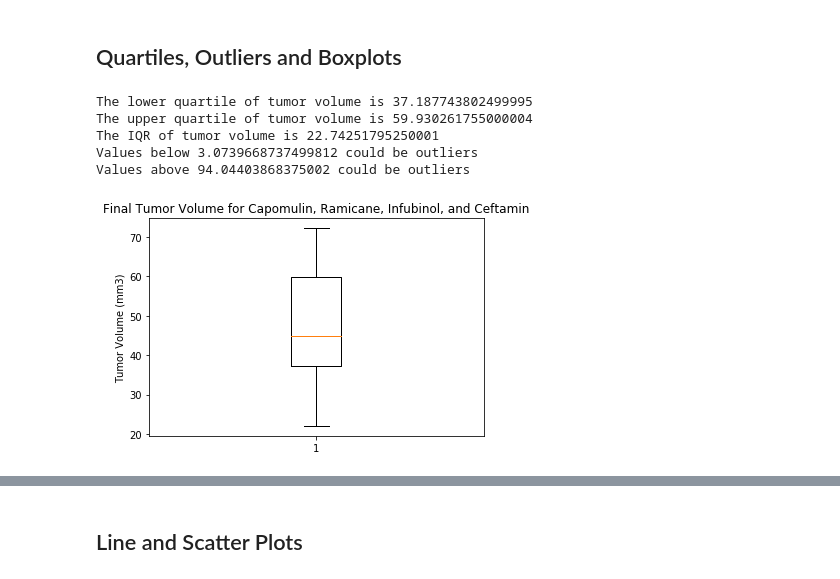
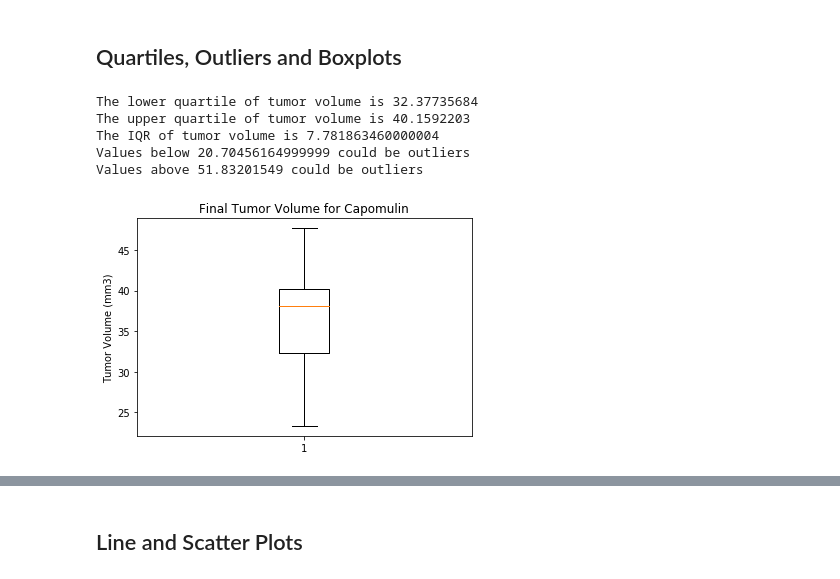
Before and after one commit to j1candel/matplotlib-challenge, a Jupyter notebook: Pymaceuticals/pymaceuticals_starter.ipynb, the cells around one changed output, grey strips where cells are left out. Saved outputs shown, nothing was run; the diff lists cells and outputs as text; code cells hidden in the pictures.

```diff
--- a/Pymaceuticals/pymaceuticals_starter.ipynb
+++ b/Pymaceuticals/pymaceuticals_starter.ipynb
@@ -252,50 +252,57 @@ ramicane_treatments_df = clean_data_df.loc[(clean_data_df['Drug Regimen'] == 'Ra
 infubinol_treatments_df = clean_data_df.loc[(clean_data_df['Drug Regimen'] == 'Infubinol')]
 ceftamin_treatments_df = clean_data_df.loc[(clean_data_df['Drug Regimen'] == 'Ceftamin')]
 
-# Start by getting the last (greatest) timepoint for each mouse
-four_treatment_df = pd.merge(capomulin_treatments_df, ramicane_treatments_df, on = ['Mouse ID','Drug Regimen','Sex','Age_months','Weight (g)','Timepoint','Tumor Volume (mm3)','Metastatic Sites'], how = 'outer')
-four_treatment_df = pd.merge(four_treatment_df, infubinol_treatments_df, on = ['Mouse ID','Drug Regimen','Sex','Age_months','Weight (g)','Timepoint','Tumor Volume (mm3)','Metastatic Sites'], how = 'outer')
-four_treatment_df = pd.merge(four_treatment_df, ceftamin_treatments_df, on = ['Mouse ID','Drug Regimen','Sex','Age_months','Weight (g)','Timepoint','Tumor Volume (mm3)','Metastatic Sites'], how = 'outer')
+#Making a list for Capomulin
+capomulin_tumor_volume_list = list(capomulin_treatments_df['Tumor Volume (mm3)'])
+capomulin_tumor_volume_column = capomulin_treatments_df['Tumor Volume (mm3)']
 
-# Merge this group df with the original dataframe to get the tumor volume at the last timepoint
-tumor_volume_list = list(four_treatment_df['Tumor Volume (mm3)'])
-tumor_volume_column = four_treatment_df['Tumor Volume (mm3)']
+#Making a list for Ramicane
+ramicane_tumor_volume_list = list(ramicane_treatments_df['Tumor Volume (mm3)'])
+ramicane_tumor_volume_column = ramicane_treatments_df['Tumor Volume (mm3)']
+
+#Making a list for Infubinol
+infubinol_tumor_volume_list = list(infubinol_treatments_df['Tumor Volume (mm3)'])
+infubinol_tumor_volume_column = infubinol_treatments_df['Tumor Volume (mm3)']
+
+#Making a list for Ceftamin
+ceftamin_tumor_volume_list = list(ceftamin_treatments_df['Tumor Volume (mm3)'])
+ceftamin_tumor_volume_column = ceftamin_treatments_df['Tumor Volume (mm3)']
 # %%
 # Put treatments into a list for for loop (and later for plot labels)
 # Create empty list to fill with tumor vol data (for plotting)
 # Calculate the IQR and quantitatively determine if there are any potential outliers.
 # Locate the rows which contain mice on each drug and get the tumor volumes
 
 #Setting quartiles
-quartiles = tumor_volume_column.quantile([.25, .5, .75])
+quartiles = capomulin_tumor_volume_column.quantile([.25, .5, .75])
 
 #Finding upper and lower quartiles
 lowerq = quartiles[0.25]
 upperq = quartiles[0.75]
 iqr = upperq - lowerq
 
 #Calculating the upper and lower bound
 lower_bound = lowerq - (1.5 * iqr)
 upper_bound = upperq + (1.5 * iqr)
 
 # add subset
 #Printing the lower and upper limits and where outliers would be on the list
 print(f'The lower quartile of tumor volume is {lowerq}')
 print(f'The upper quartile of tumor volume is {upperq}')
 print(f'The IQR of tumor volume is {iqr}')
 print(f'Values below {lower_bound} could be outliers')
 print(f'Values above {upper_bound} could be outliers')
 
 #Plotting the box and whisker plot
 figl, axl = plt.subplots()
-axl.set_title('Final Tumor Volume for Capomulin, Ramicane, Infubinol, and Ceftamin')
+axl.set_title('Final Tumor Volume for Capomulin')
 axl.set_ylabel('Tumor Volume (mm3)')
 axl.boxplot(tumor_volume_list)
 plt.show()
 # %% [output]
-The lower quartile of tumor volume is 37.187743802499995
-The upper quartile of tumor volume is 59.930261755000004
-The IQR of tumor volume is 22.74251795250001
-Values below 3.0739668737499812 could be outliers
-Values above 94.04403868375002 could be outliers
+The lower quartile of tumor volume is 32.37735684
+The upper quartile of tumor volume is 40.1592203
+The IQR of tumor volume is 7.781863460000004
+Values below 20.70456164999999 could be outliers
+Values above 51.83201549 could be outliers
-[figure, old version]
+[figure, new version]
```
Also changed, not shown: parts of 10 cells of this notebook.
